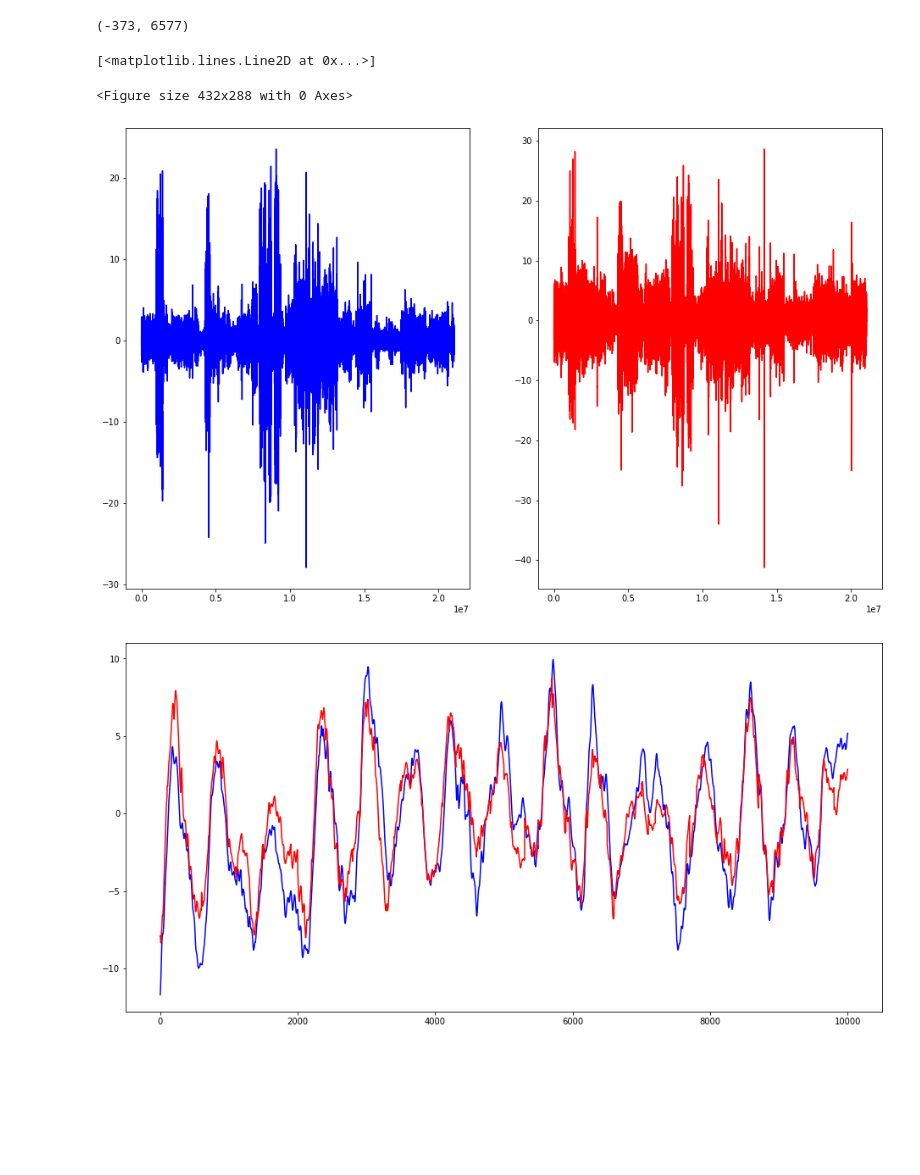
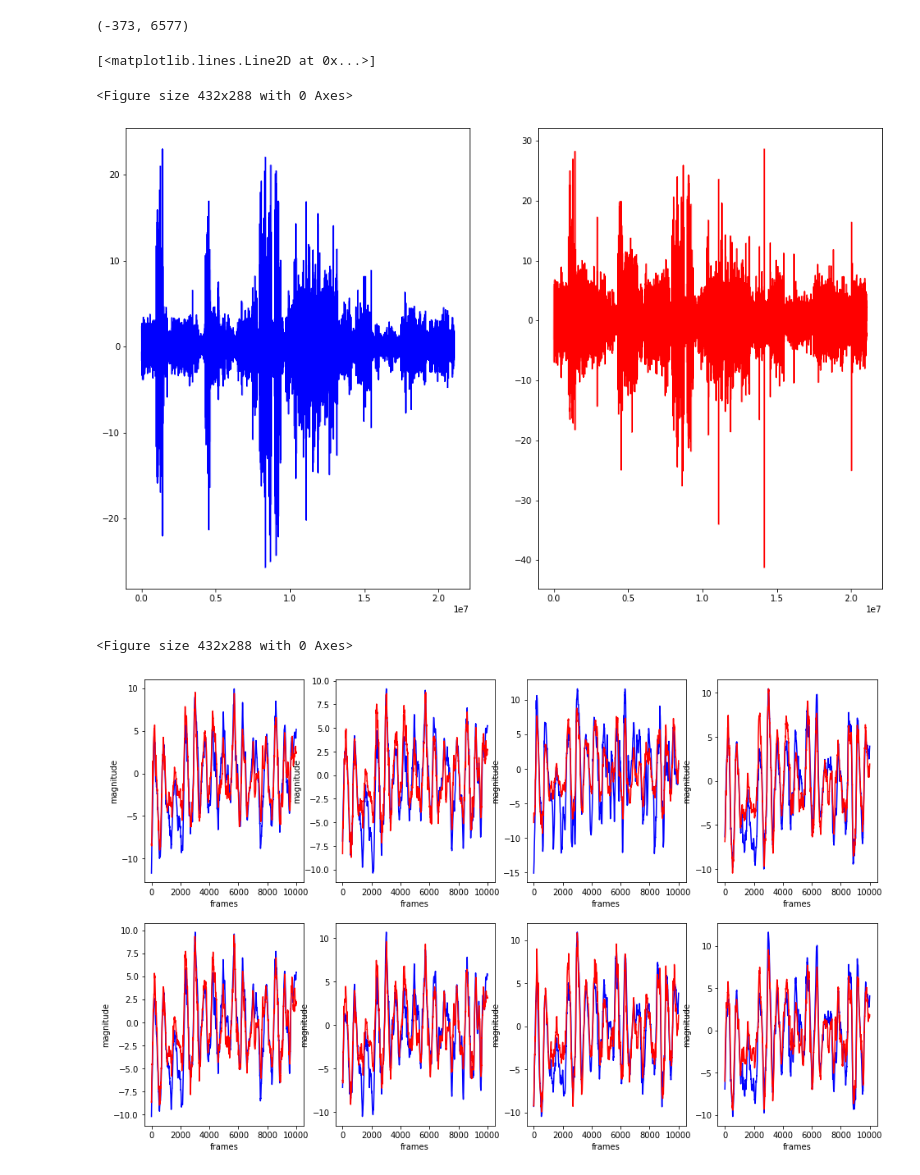
Before and after one commit to lsg1213/ai_model, a Jupyter notebook: pytorch/test_model/visualization.ipynb, the cells around one changed output. Drawn from its saved outputs; the diff is of its cells as text; code cells hidden in the pictures; blank space fills up the shorter version.

```diff
--- a/pytorch/test_model/visualization.ipynb
+++ b/pytorch/test_model/visualization.ipynb
@@ -10,7 +11,7 @@ import IPython.display as ipd
 from tqdm import tqdm
 from params import get_arg
 # %%
-config = get_arg(['--future', '--diff', '--split_number', '100'])
+config = get_arg(['--future', '--diff', '--split_number', '100', '--mode', 'regr'])
 
 SR = 8192
 WINDOW_SIZE = 500 # us
@@ -93,8 +94,8 @@ sound_res = torch.reshape(sound_res, (-1,data_res.size(-1)))
 data_res = - data_res
 # %%
 # 새로 학습시킨 건 이 코드 제외
-data_res = data_res[200:]
-sound_res = sound_res[:-200]
+# data_res = data_res[200:]
+# sound_res = sound_res[:-200]
 # %%
 fig = plt.figure()
 fig, ax_lst = plt.subplots(1, 2, figsize=(16,10))
@@ -105,17 +106,22 @@ ax_lst[1].plot(np.arange(sound_res.size(0)), sound_res[:,0], color="red")
 # %% [output]
 [<matplotlib.lines.Line2D at 0x...>]
 <Figure size 432x288 with 0 Axes>
-[figure, old version]
+[figure, new version]
 # %%
 start = 1000000
 end = 1010000
-fig=plt.figure(figsize=(16,8))
-ax = fig.add_subplot()
-ax.plot(sound_res[start:end,0], color="blue")
-ax.plot(data_res[start:end,0], color="red")
+fig = plt.figure()
+fig, sub = plt.subplots(2,4,figsize=(16,10))
+for ax in sub.flat:
+    ax.set(xlabel='frames', ylabel='magnitude')
+for i in range(sound_res.shape[-1]):
+
+    sub[i % 2][i // 2].plot(sound_res[start:end,i], color="blue")
+    sub[i % 2][i // 2].plot(data_res[start:end,i], color="red")
 # ax.plot(sound_res[start:end,0] - data_res[start:end,0], color='green')
 
 # self.writer.add_figure("Train/Plot", fig, data_res.size(0))
 plt.show(fig)
 # %% [output]
+<Figure size 432x288 with 0 Axes>
-[figure, old version]
+[figure, new version]
```
Also changed, not shown: parts of 14 cells of this notebook, 6 other files.
